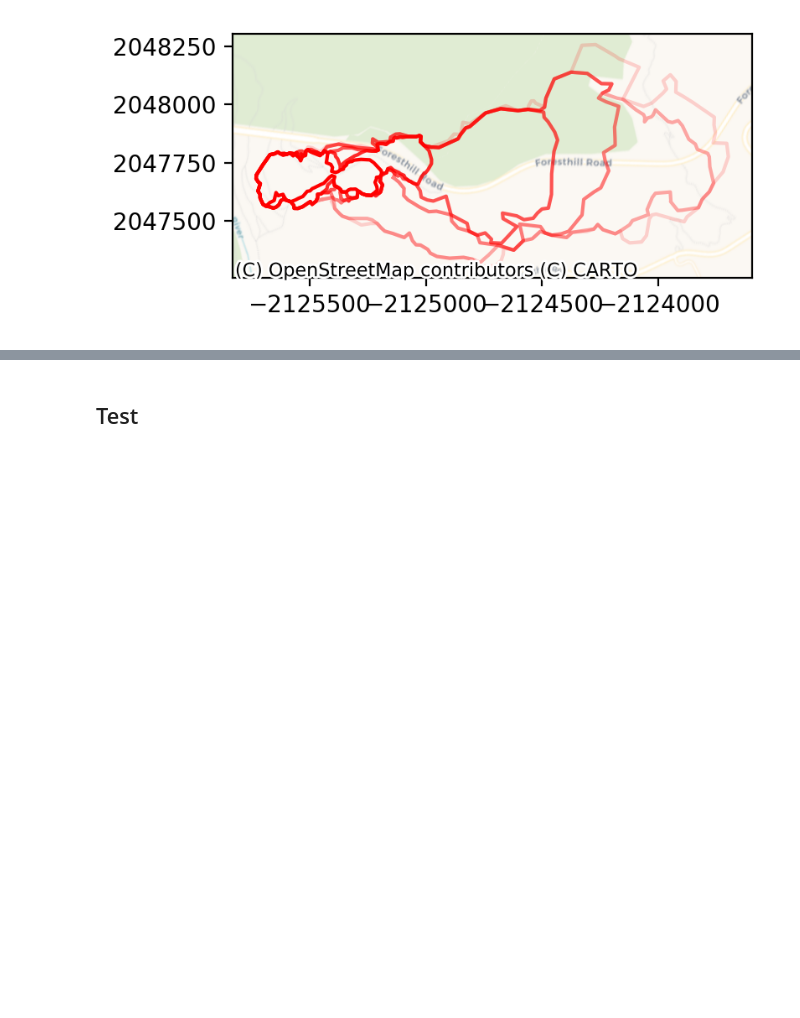
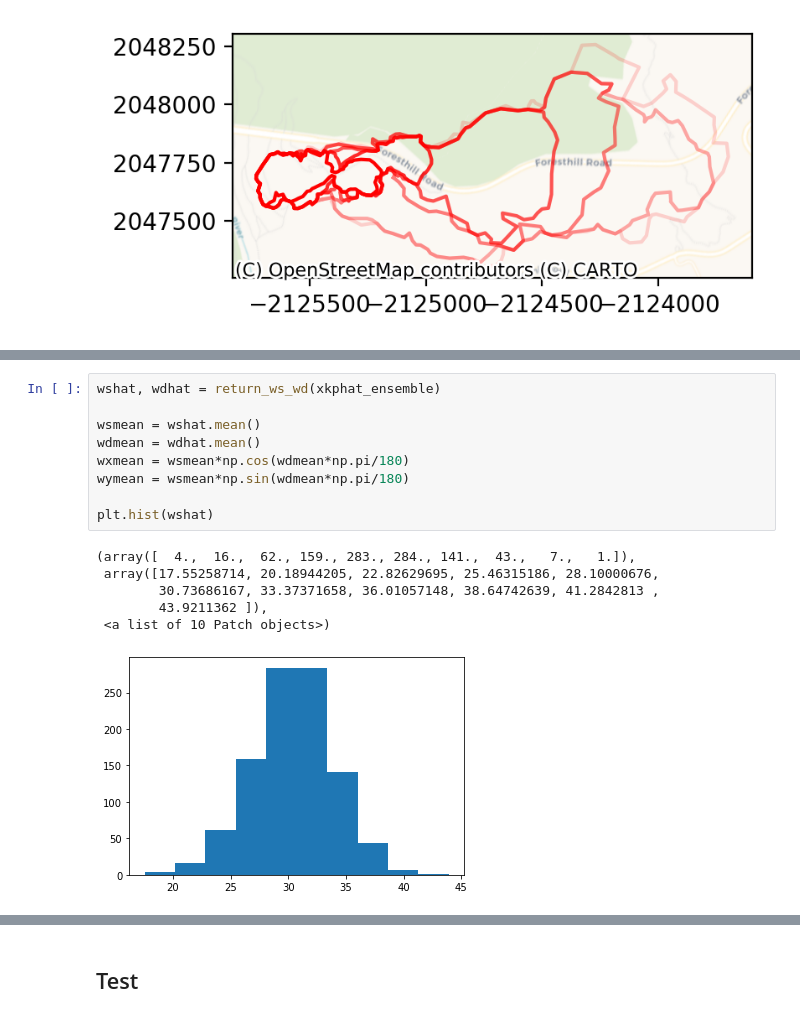
Before and after one commit to tolgacaglar/farsite-devAPI, a Jupyter notebook: src/housecleaning/Reorganizing Code Base.ipynb, the cells around one changed output, grey strips where cells are left out. Cells and saved outputs as stored; diff of their text form; blank space fills up the shorter version.

```diff
--- a/src/housecleaning/Reorganizing Code Base.ipynb
+++ b/src/housecleaning/Reorganizing Code Base.ipynb
@@ -237,2 +248,18 @@ Drawing 19/20..
+# %%
+wshat, wdhat = return_ws_wd(xkphat_ensemble)
+
+wsmean = wshat.mean()
+wdmean = wdhat.mean()
+wxmean = wsmean*np.cos(wdmean*np.pi/180)
+wymean = wsmean*np.sin(wdmean*np.pi/180)
+
+plt.hist(wshat)
+# %% [output]
+(array([  4.,  16.,  62., 159., 283., 284., 141.,  43.,   7.,   1.]),
+ array([17.55258714, 20.18944205, 22.82629695, 25.46315186, 28.10000676,
+        30.73686167, 33.37371658, 36.01057148, 38.64742639, 41.2842813 ,
+        43.9211362 ]),
+ <a list of 10 Patch objects>)
+[figure, added]
 # %%
 fig, ax = plt.subplots(1,1, figsize=(4,4), dpi=200)
```
Also changed, not shown: parts of 12 cells of this notebook, 23 other files.
